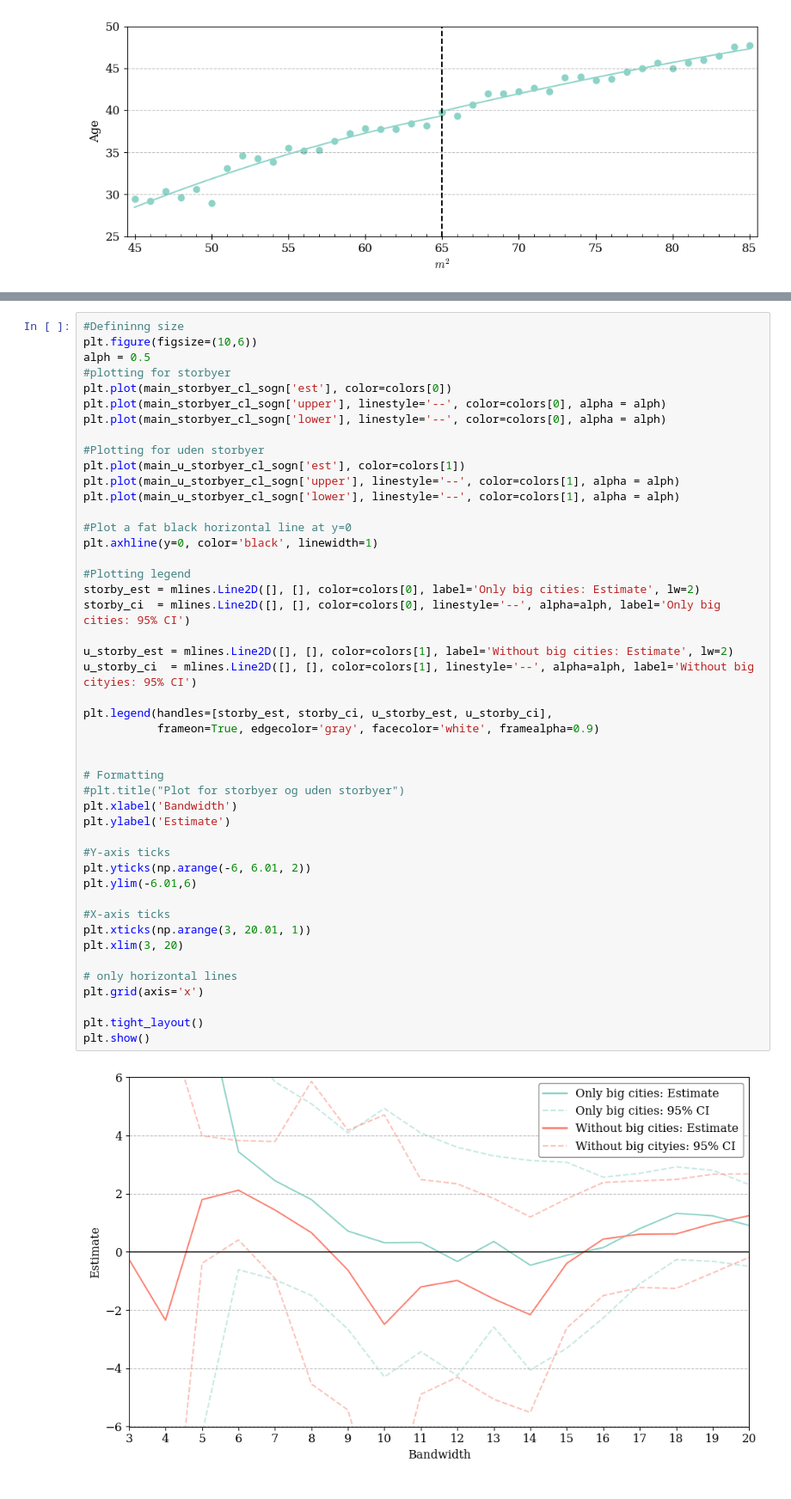
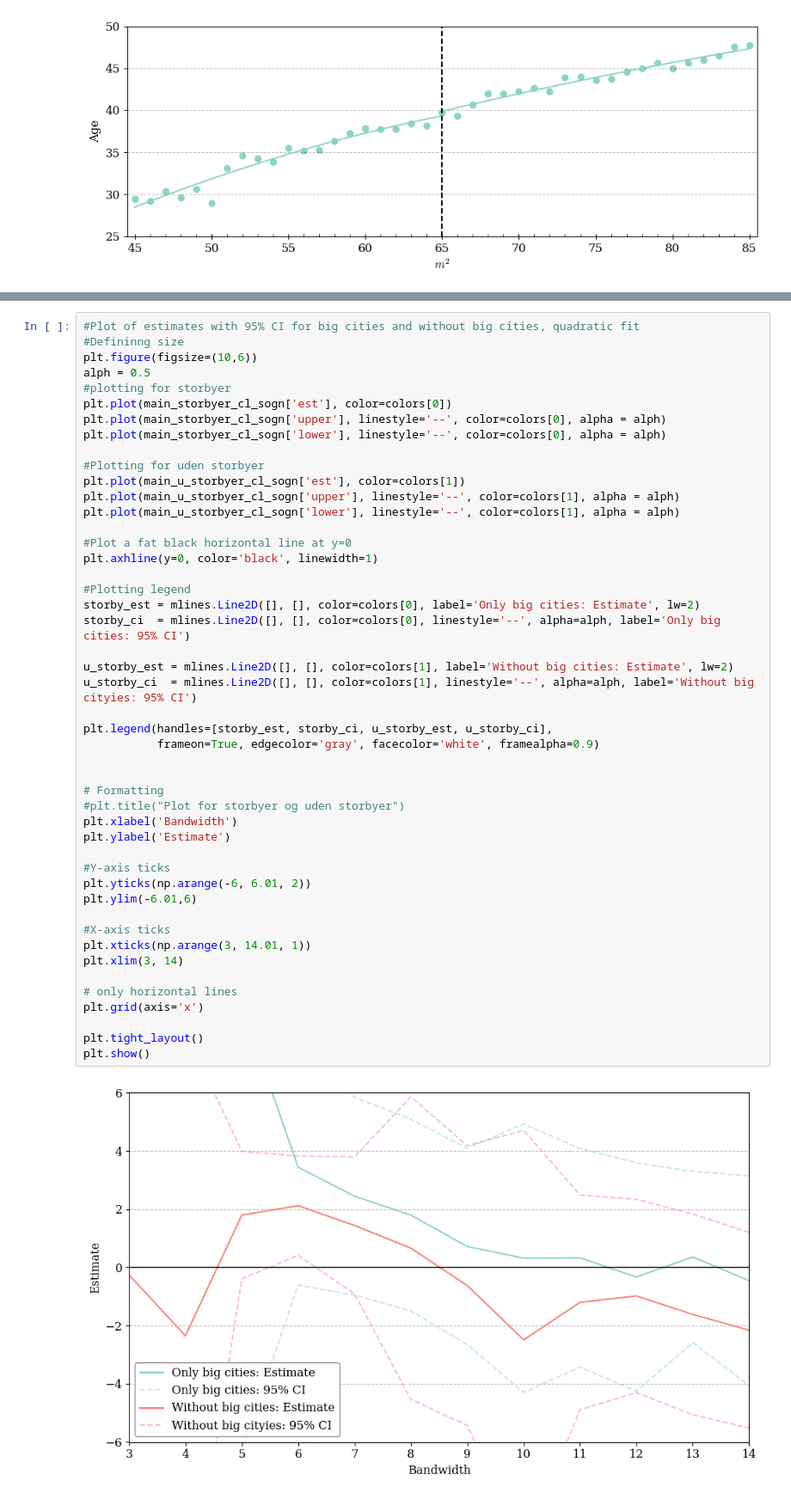
Before and after one commit to HansHoltenAndersen/Bachelor, a Jupyter notebook: Plots.ipynb, the cells around one changed output, grey strips where cells are left out. Shown at 86% size. Saved outputs shown, nothing was run; the diff lists cells and outputs as text.

Commit message:
I uploaded new data and made new plots

```diff
--- a/Plots.ipynb
+++ b/Plots.ipynb
@@ -735,4 +739,5 @@ for name, d, in panels.items():
 # %%
+#Plot of estimates with 95% CI for big cities and without big cities, quadratic fit
 #Defininng size
 plt.figure(figsize=(10,6))
 alph = 0.5
@@ -750,33 +755,33 @@ plt.plot(main_u_storbyer_cl_sogn['lower'], linestyle='--', color=colors[1], alph
 plt.axhline(y=0, color='black', linewidth=1)
 
 #Plotting legend
 storby_est = mlines.Line2D([], [], color=colors[0], label='Only big cities: Estimate', lw=2)
 storby_ci  = mlines.Line2D([], [], color=colors[0], linestyle='--', alpha=alph, label='Only big cities: 95% CI')
 
 u_storby_est = mlines.Line2D([], [], color=colors[1], label='Without big cities: Estimate', lw=2)
 u_storby_ci  = mlines.Line2D([], [], color=colors[1], linestyle='--', alpha=alph, label='Without big cityies: 95% CI')
 
 plt.legend(handles=[storby_est, storby_ci, u_storby_est, u_storby_ci],
            frameon=True, edgecolor='gray', facecolor='white', framealpha=0.9)
 
 
 # Formatting
 #plt.title("Plot for storbyer og uden storbyer")
 plt.xlabel('Bandwidth')
 plt.ylabel('Estimate')
 
 #Y-axis ticks
 plt.yticks(np.arange(-6, 6.01, 2))
 plt.ylim(-6.01,6)
 
 #X-axis ticks
-plt.xticks(np.arange(3, 20.01, 1))
-plt.xlim(3, 20)
+plt.xticks(np.arange(3, 14.01, 1))
+plt.xlim(3, 14)
 
 # only horizontal lines
 plt.grid(axis='x')
 
 plt.tight_layout()
 plt.show()
 # %% [output]
-[figure, old version]
+[figure, new version]
```
Also changed, not shown: parts of 8 cells of this notebook, 1 other file.
